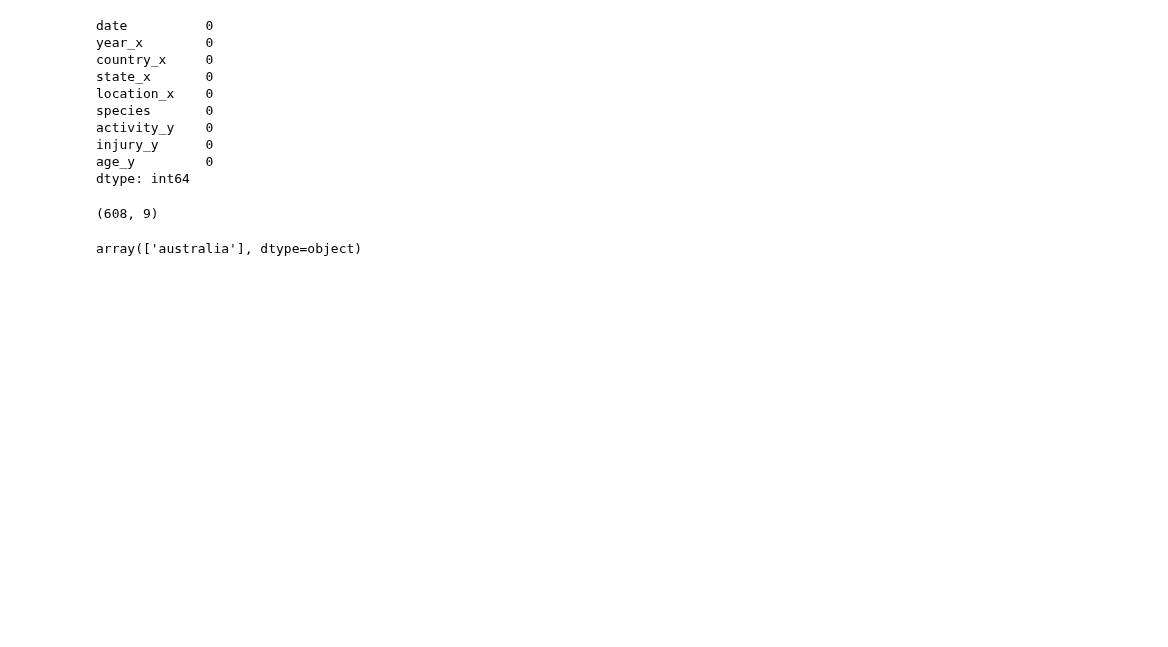
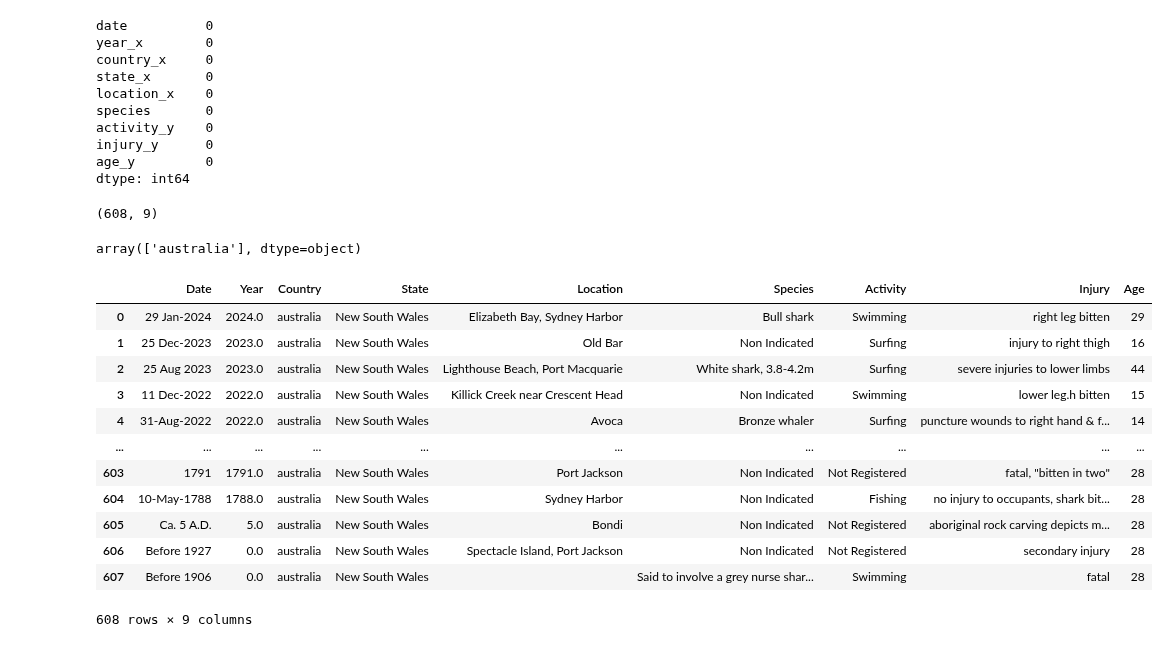
Before and after one commit to DelmarB/shark-analysis, a Jupyter notebook: Shark-Copy1.ipynb, the cells around one changed output. Cells and saved outputs as stored; diff of their text form; code cells hidden in the pictures; blank space fills up the shorter version.

```diff
--- a/Shark-Copy1.ipynb
+++ b/Shark-Copy1.ipynb
@@ -442,3 +534,19 @@ df_merged_2.shape
 df_merged_2['country_x'].unique()
 # %% [output]
 array(['australia'], dtype=object)
+# %%
+def rename_col(df):
+    df.columns = [col.replace(" ", "").lower() for col in df.columns]
+    return df
+# %%
+df_merged_2 = rename_col(df_merged_2)
+# %%
+def shape_col(df):
+    new_columns = {}
+    for col in df.columns:
+        name_b = col.replace('_x', '').replace('_y', '')
+        name_cap = name_b.capitalize()
+        if name_cap not in new_columns.values():
+            new_columns[col] = name_cap
+    df = df.rename(columns=new_columns)
+    return df
@@ -444,0 +555,16 @@ array(['australia'], dtype=object)
+# %%
+df_merged_2
+# %% [output]
+|  | Date | Year | Country | State | Location | Species | Activity | Injury | Age |
+| 0 | 29 Jan-2024 | 2024.0 | australia | New South Wales | Elizabeth Bay, Sydney Harbor | Bull shark | Swimming | right leg bitten | 29 |
+| 1 | 25 Dec-2023 | 2023.0 | australia | New South Wales | Old Bar | Non Indicated | Surfing | injury to right thigh | 16 |
+| 2 | 25 Aug 2023 | 2023.0 | australia | New South Wales | Lighthouse Beach, Port Macquarie | White shark, 3.8-4.2m | Surfing | severe injuries to lower limbs | 44 |
+| 3 | 11 Dec-2022 | 2022.0 | australia | New South Wales | Killick Creek near Crescent Head | Non Indicated | Swimming | lower leg.h bitten | 15 |
+| 4 | 31-Aug-2022 | 2022.0 | australia | New South Wales | Avoca | Bronze whaler | Surfing | puncture wounds to right hand & f... | 14 |
+| ... | ... | ... | ... | ... | ... | ... | ... | ... | ... |
+| 603 | 1791 | 1791.0 | australia | New South Wales | Port Jackson | Non Indicated | Not Registered | fatal, "bitten in two" | 28 |
+| 604 | 10-May-1788 | 1788.0 | australia | New South Wales | Sydney Harbor | Non Indicated | Fishing | no injury to occupants, shark bit... | 28 |
+| 605 | Ca. 5 A.D. | 5.0 | australia | New South Wales | Bondi | Non Indicated | Not Registered | aboriginal rock carving depicts m... | 28 |
+| 606 | Before 1927 | 0.0 | australia | New South Wales | Spectacle Island, Port Jackson | Non Indicated | Not Registered | secondary injury | 28 |
+| 607 | Before 1906 | 0.0 | australia | New South Wales |  | Said to involve a grey nurse shar... | Swimming | fatal | 28 |
+608 rows × 9 columns
```
Also changed, not shown: parts of 31 cells of this notebook.
